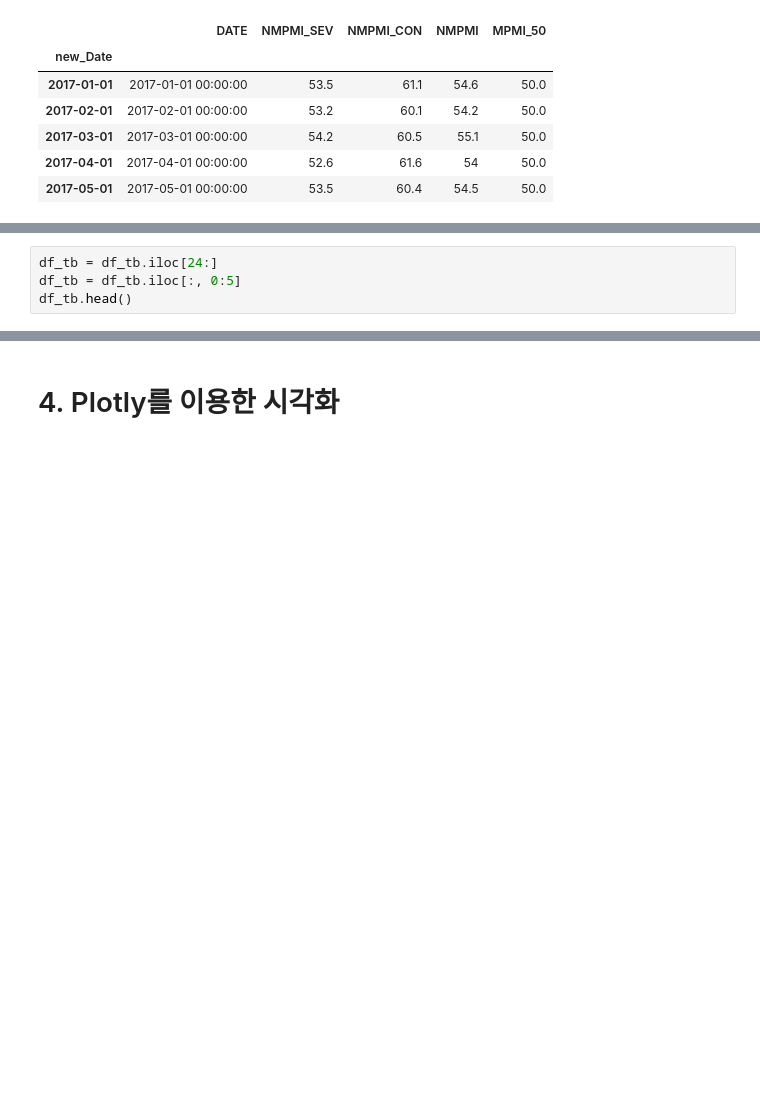
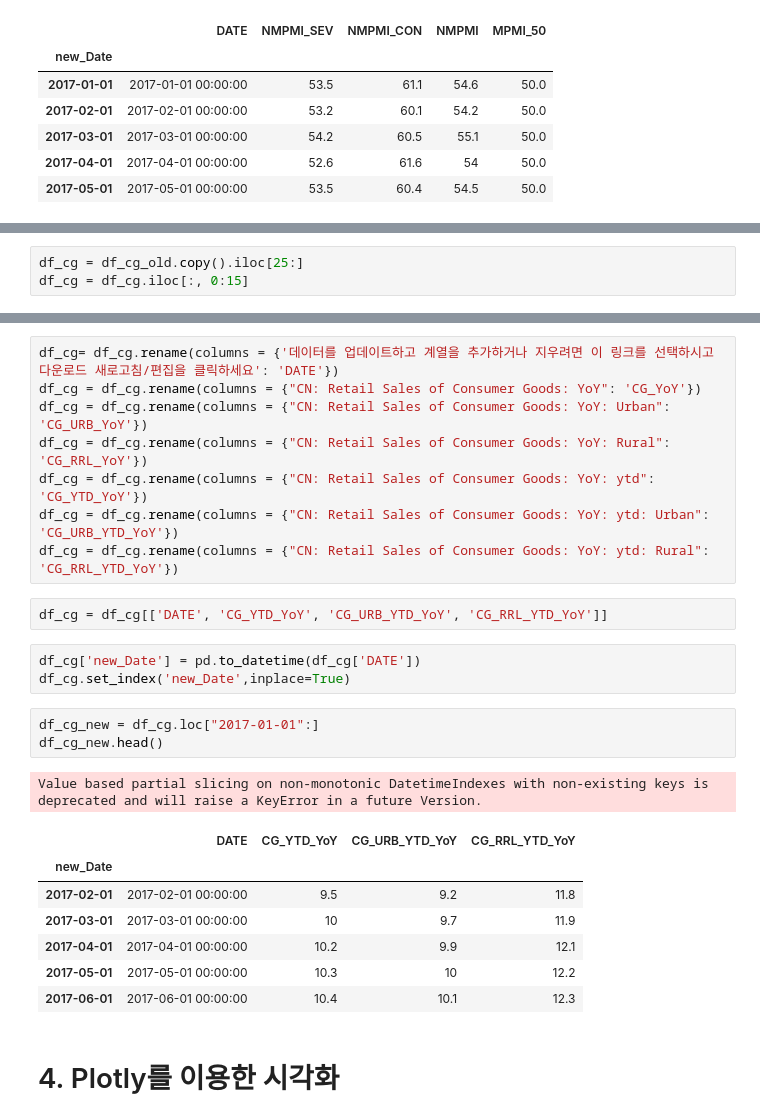
Before and after one commit to tienfeng1227/china_macro, a Jupyter notebook: Data Visualization of China Economic Indicators - Macro.ipynb, the cells around one changed output, grey strips where cells are left out. Cells and saved outputs as stored; diff of their text form; blank space fills up the shorter version.

```diff
--- a/Data Visualization of China Economic Indicators - Macro.ipynb
+++ b/Data Visualization of China Economic Indicators - Macro.ipynb
@@ -432,4 +262,3 @@ df_tb = pd.read_excel('# 중국 매크로 데이터.xlsx', sheet_name = '무역'
 # %%
-df_tb = df_tb.iloc[24:]
-df_tb = df_tb.iloc[:, 0:5]
-df_tb.head()
+df_cg = df_cg_old.copy().iloc[25:]
+df_cg = df_cg.iloc[:, 0:15]
@@ -469,3 +265,28 @@ df_tb.head()
+# %%
+df_cg= df_cg.rename(columns = {'데이터를 업데이트하고 계열을 추가하거나 지우려면 이 링크를 선택하시고 다운로드 새로고침/편집을 클릭하세요': 'DATE'})
+df_cg = df_cg.rename(columns = {"CN: Retail Sales of Consumer Goods: YoY": 'CG_YoY'})
+df_cg = df_cg.rename(columns = {"CN: Retail Sales of Consumer Goods: YoY: Urban": 'CG_URB_YoY'})
+df_cg = df_cg.rename(columns = {"CN: Retail Sales of Consumer Goods: YoY: Rural": 'CG_RRL_YoY'})
+df_cg = df_cg.rename(columns = {"CN: Retail Sales of Consumer Goods: YoY: ytd": 'CG_YTD_YoY'})
+df_cg = df_cg.rename(columns = {"CN: Retail Sales of Consumer Goods: YoY: ytd: Urban": 'CG_URB_YTD_YoY'})
+df_cg = df_cg.rename(columns = {"CN: Retail Sales of Consumer Goods: YoY: ytd: Rural": 'CG_RRL_YTD_YoY'})
+# %%
+df_cg = df_cg[['DATE', 'CG_YTD_YoY', 'CG_URB_YTD_YoY', 'CG_RRL_YTD_YoY']]
+# %%
+df_cg['new_Date'] = pd.to_datetime(df_cg['DATE'])
+df_cg.set_index('new_Date',inplace=True)
+# %%
+df_cg_new = df_cg.loc["2017-01-01":]
+df_cg_new.head()
+# %% [output]
+Value based partial slicing on non-monotonic DatetimeIndexes with non-existing keys is deprecated and will raise a KeyError in a future Version.
+|  | DATE | CG_YTD_YoY | CG_URB_YTD_YoY | CG_RRL_YTD_YoY |
+| new_Date |  |  |  |  |
+| 2017-02-01 | 2017-02-01 00:00:00 | 9.5 | 9.2 | 11.8 |
+| 2017-03-01 | 2017-03-01 00:00:00 | 10 | 9.7 | 11.9 |
+| 2017-04-01 | 2017-04-01 00:00:00 | 10.2 | 9.9 | 12.1 |
+| 2017-05-01 | 2017-05-01 00:00:00 | 10.3 | 10 | 12.2 |
+| 2017-06-01 | 2017-06-01 00:00:00 | 10.4 | 10.1 | 12.3 |
 # %% [markdown]
 # 4. Plotly를 이용한 시각화
 # %% [markdown]
```
Also changed, not shown: parts of 58 cells of this notebook, 1 other file.
